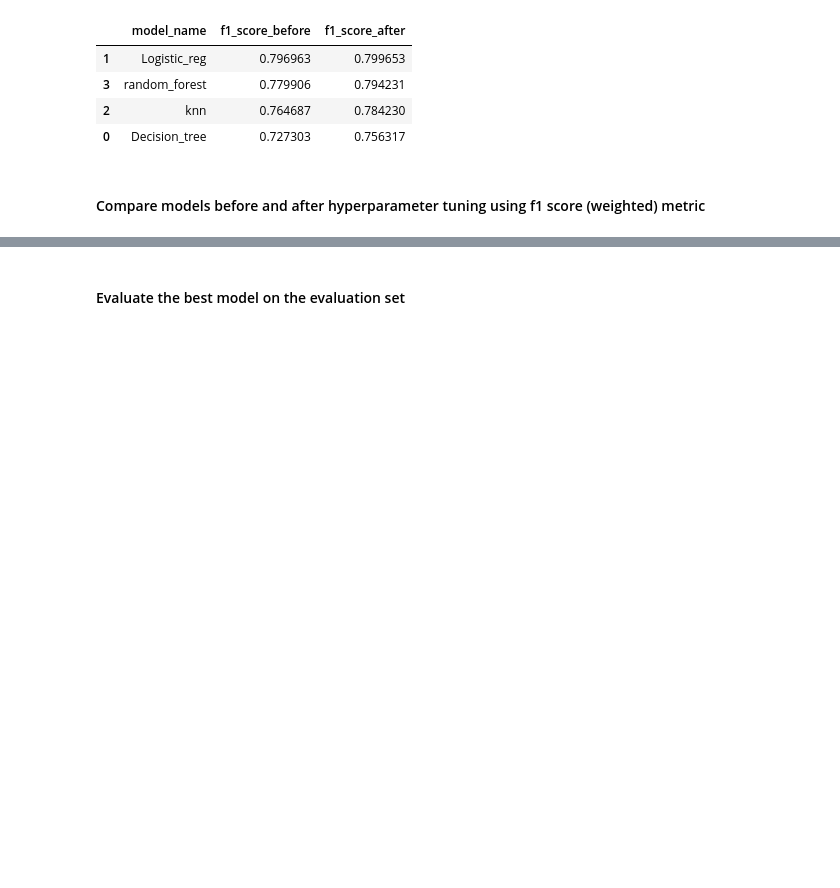
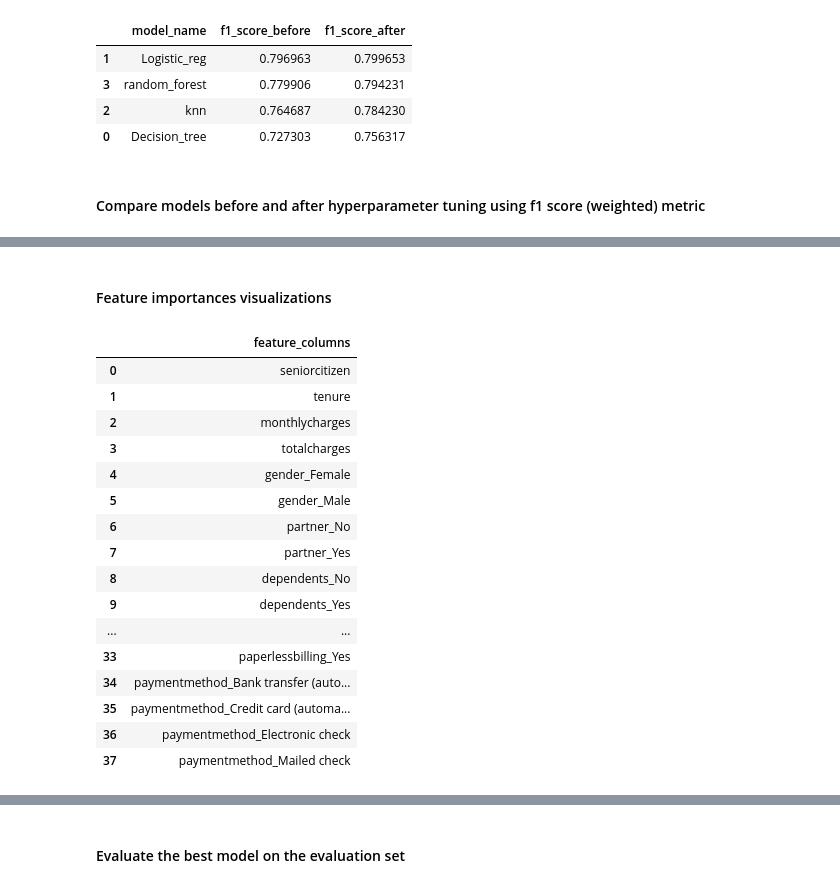
Before and after one commit to MumoMutiso/LP2-Curium-, a Jupyter notebook: modeling.ipynb, the cells around one changed output, grey strips where cells are left out. Drawn from its saved outputs; the diff is of its cells as text; code cells hidden in the pictures; blank space fills up the shorter version.

```diff
--- a/modeling.ipynb
+++ b/modeling.ipynb
@@ -531,0 +529,29 @@ Pipeline(steps=[('preprocessor',
+# %% [markdown]
+#### Feature importances visualizations
+# %%
+# Get the feature names after transformation
+feature_columns = best_model.named_steps['preprocessor'].get_feature_names_out()
+
+# Remove unwanted prefixes and get the last part
+feature_columns = np.array([col.split('__')[-1] for col in feature_columns])
+
+# Display the feature columns
+pd.DataFrame(feature_columns).rename(columns={0:'feature_columns'})
+# %% [output]
+|  | feature_columns |
+| 0 | seniorcitizen |
+| 1 | tenure |
+| 2 | monthlycharges |
+| 3 | totalcharges |
+| 4 | gender_Female |
+| 5 | gender_Male |
+| 6 | partner_No |
+| 7 | partner_Yes |
+| 8 | dependents_No |
+| 9 | dependents_Yes |
+| ... | ... |
+| 33 | paperlessbilling_Yes |
+| 34 | paymentmethod_Bank transfer (auto... |
+| 35 | paymentmethod_Credit card (automa... |
+| 36 | paymentmethod_Electronic check |
+| 37 | paymentmethod_Mailed check |
```
Also changed, not shown: parts of 14 cells of this notebook.
